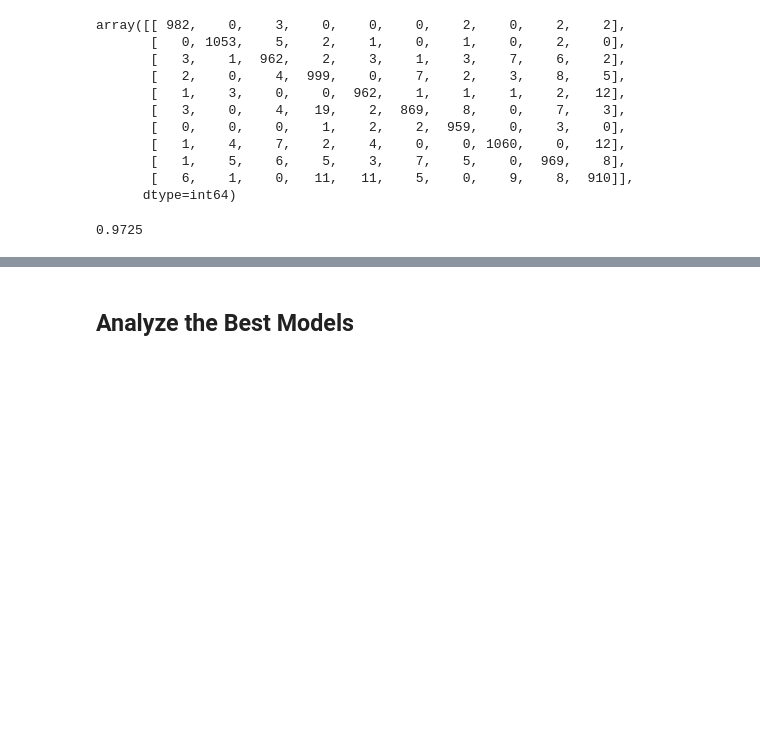
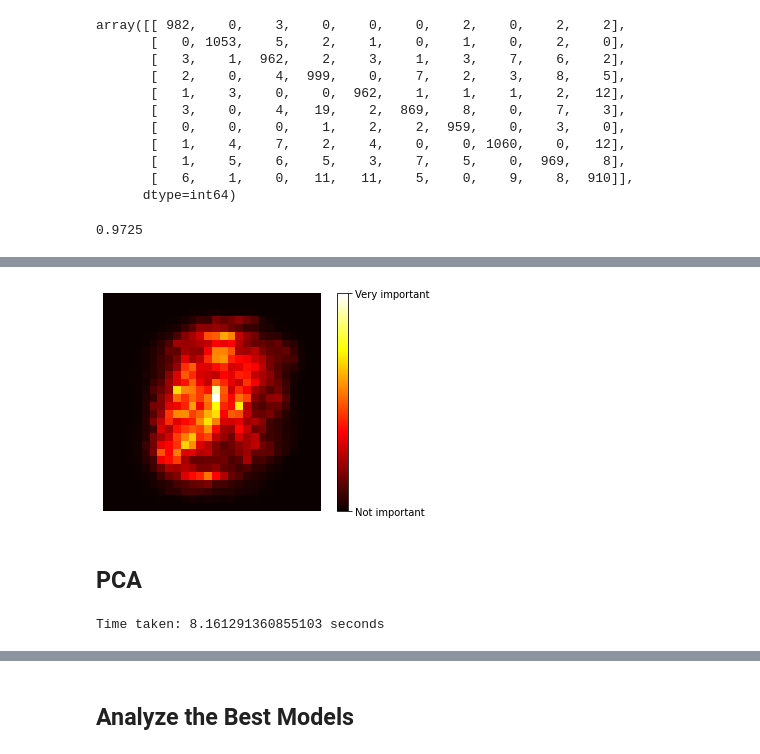
Before and after one commit to aj112358/MNIST_Digit_Recognition, a Jupyter notebook: MNIST_Character_Recognition.ipynb, the cells around one changed output, grey strips where cells are left out. Saved outputs shown, nothing was run; the diff lists cells and outputs as text; code cells hidden in the pictures; blank space fills up the shorter version.

Commit message:
worked on more models

```diff
--- a/MNIST_Character_Recognition.ipynb
+++ b/MNIST_Character_Recognition.ipynb
@@ -437,0 +458,18 @@ accuracy_score(y_valid, forest_predictions)
+# %%
+def plot_digit(data):
+    image = data.reshape(28, 28)
+    plt.imshow(image, cmap = mpl.cm.hot,
+               interpolation="nearest")
+    plt.axis("off")
+# %%
+plot_digit(forest_model.feature_importances_)
+
+cbar = plt.colorbar(ticks=[forest_model.feature_importances_.min(), forest_model.feature_importances_.max()])
+cbar.ax.set_yticklabels(['Not important', 'Very important'])
+
+#save_fig("mnist_feature_importance_plot")
+plt.show()
+# %% [output]
+[figure, added]
+# %% [markdown]
+## PCA
@@ -437,0 +485,4 @@ accuracy_score(y_valid, forest_predictions)
+# %%
+X_reduced = reduce_dim(0.95, X_train)
+# %% [output]
+Time taken: 8.161291360855103 seconds
```
Also changed, not shown: parts of 12 cells of this notebook.
